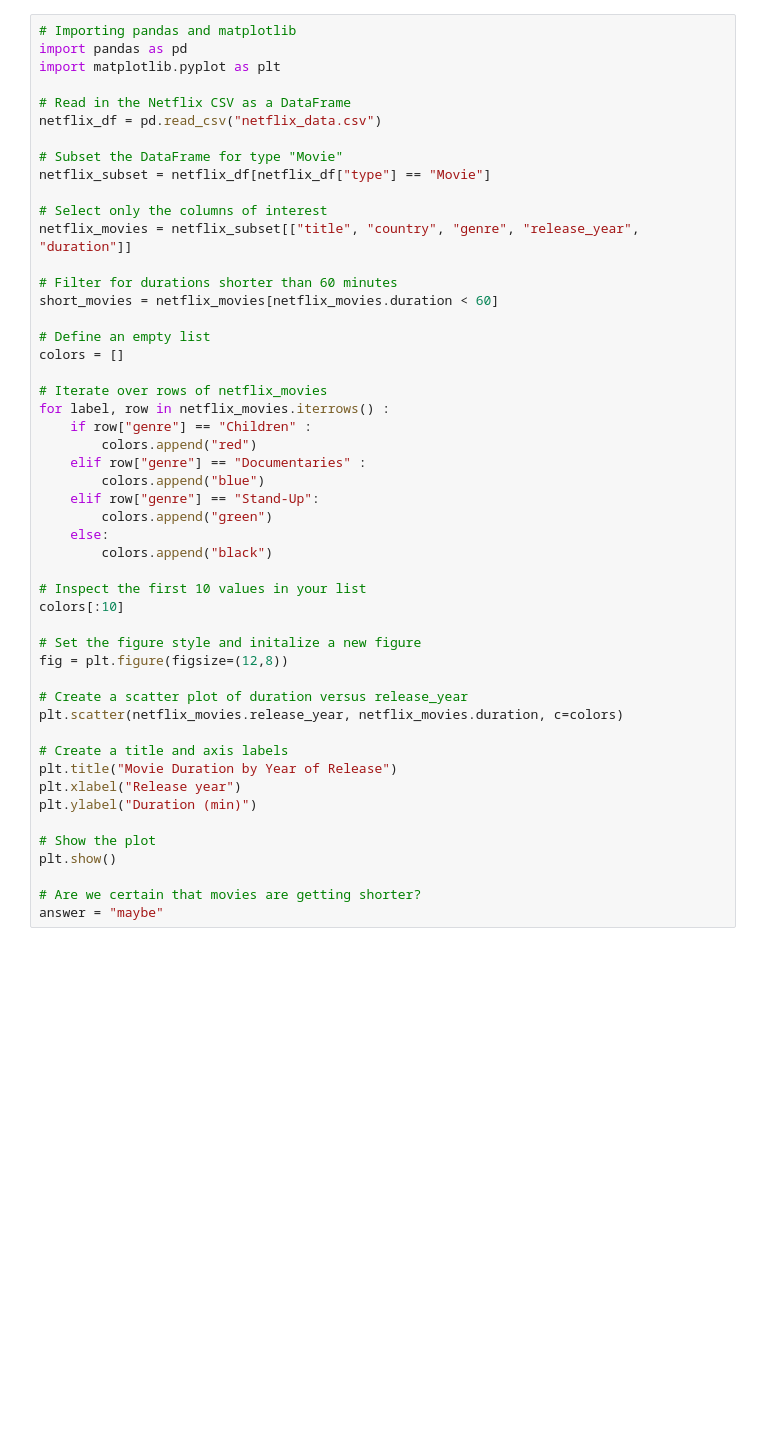
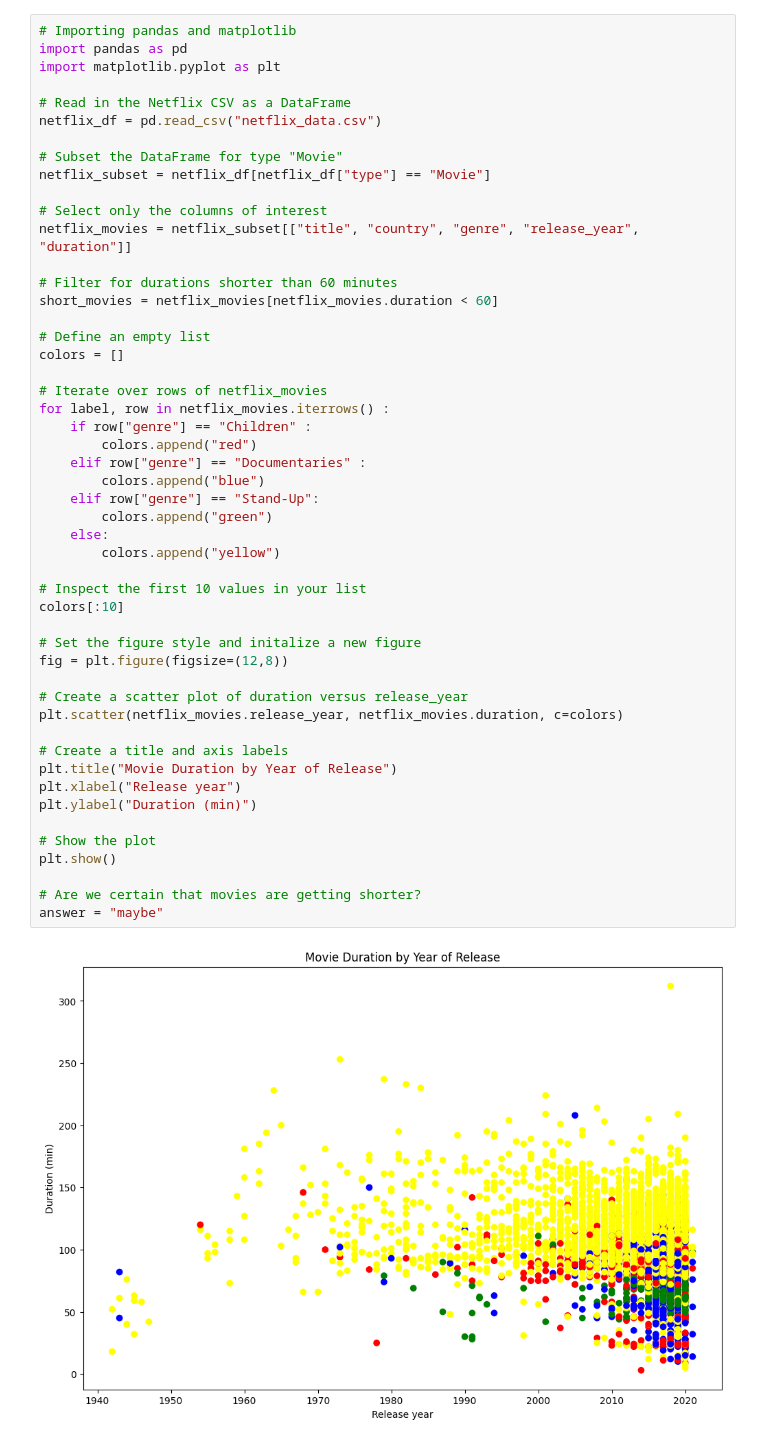
Before and after one commit to jnthnoz/python, a Jupyter notebook: InvestigatingNetflixMovies.ipynb, the cells around one changed output. Saved outputs shown, nothing was run; the diff lists cells and outputs as text; blank space fills up the shorter version.

```diff
--- a/InvestigatingNetflixMovies.ipynb
+++ b/InvestigatingNetflixMovies.ipynb
@@ -22,31 +22,33 @@ colors = []
 
 # Iterate over rows of netflix_movies
 for label, row in netflix_movies.iterrows() :
     if row["genre"] == "Children" :
         colors.append("red")
     elif row["genre"] == "Documentaries" :
         colors.append("blue")
     elif row["genre"] == "Stand-Up":
         colors.append("green")
     else:
-        colors.append("black")
+        colors.append("yellow")
 
 # Inspect the first 10 values in your list
 colors[:10]
 
 # Set the figure style and initalize a new figure
 fig = plt.figure(figsize=(12,8))
 
 # Create a scatter plot of duration versus release_year
 plt.scatter(netflix_movies.release_year, netflix_movies.duration, c=colors)
 
 # Create a title and axis labels
 plt.title("Movie Duration by Year of Release")
 plt.xlabel("Release year")
 plt.ylabel("Duration (min)")
 
 # Show the plot
 plt.show()
 
 # Are we certain that movies are getting shorter?
 answer = "maybe"
+# %% [output]
+[figure, added]
```
